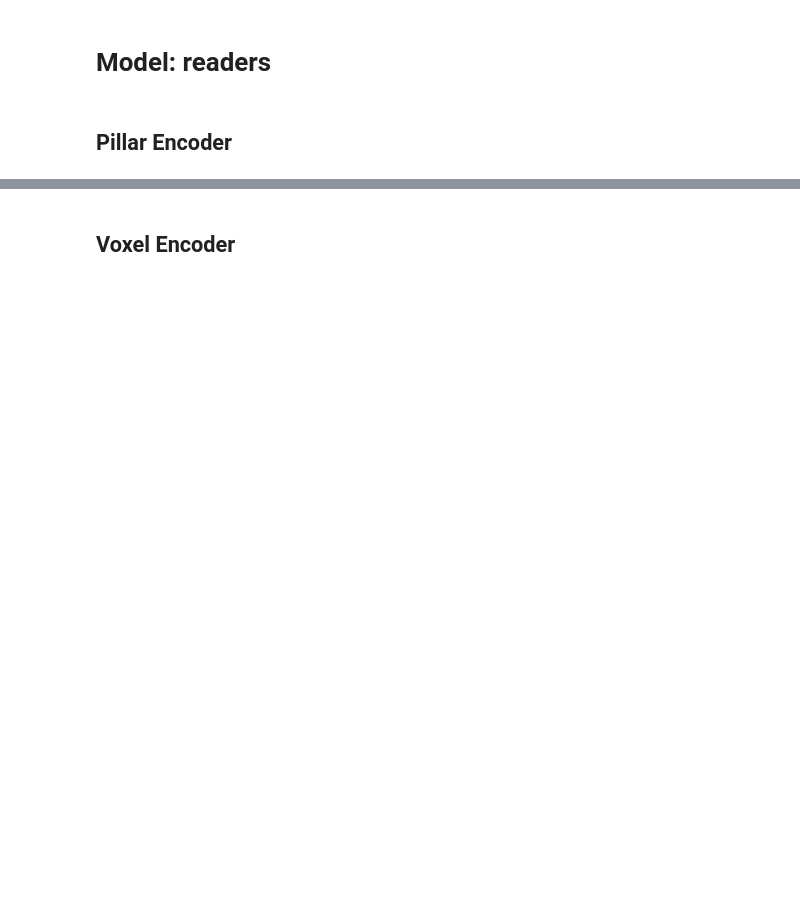
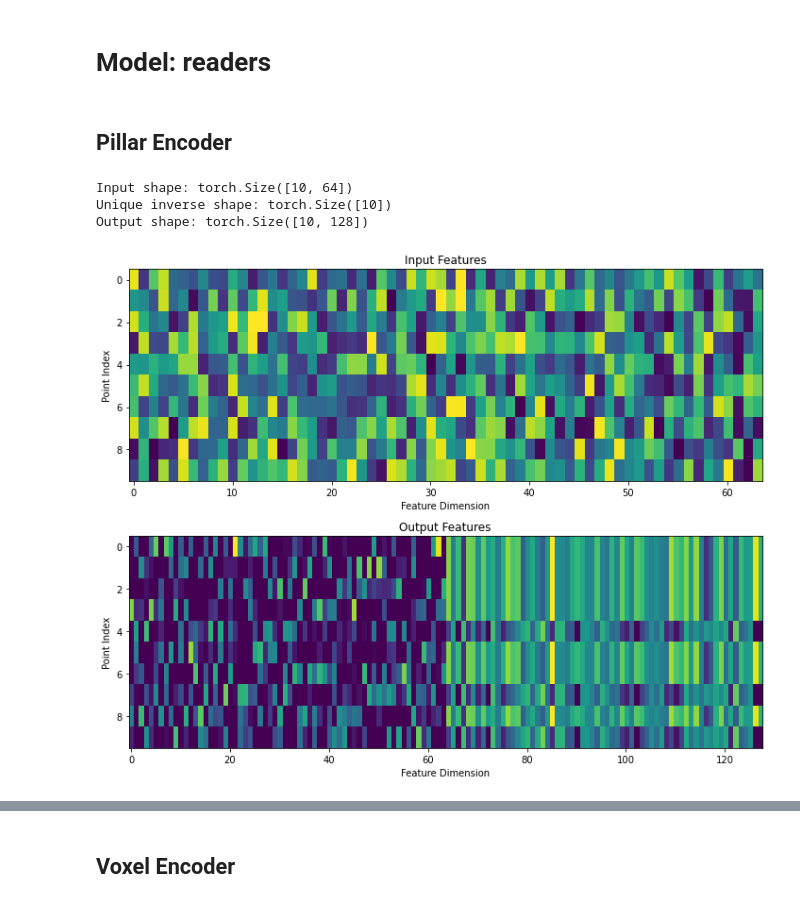
Before and after one commit to AIR-UFG/pillarnext_explained, a Jupyter notebook: nbs/03_model_readers.ipynb, the cells around one changed output, grey strips where cells are left out. Drawn from its saved outputs; the diff is of its cells as text; code cells hidden in the pictures; blank space fills up the shorter version.

Commit message:
Add Pillar and Voxel examples

```diff
--- a/nbs/03_model_readers.ipynb
+++ b/nbs/03_model_readers.ipynb
@@ -54,6 +58,43 @@ class PFNLayer(nn.Module):
         else:
             x_concatenated = torch.cat([x, x_max], dim=1)  # Otherwise, concatenate the original and max features
             return x_concatenated  # Return the concatenated features
+# %%
+#|eval: false
+# Example data
+inputs = torch.rand(10, 64)
+unq_inv = torch.randint(0, 2, (10,))
+
+
+print(f'Input shape: {inputs.shape}')
+print(f'Unique inverse shape: {unq_inv.shape}')
+
+# Initialize PFNLayer
+pfn_layer = PFNLayer(in_channels=64, out_channels=128, last_layer=False)
+
+# Forward pass
+output = pfn_layer(inputs, unq_inv)
+
+print(f'Output shape: {output.shape}')
+
+# Plot input features and output features
+fig, ax = plt.subplots(2, 1, figsize=(10, 8))
+ax[0].imshow(inputs.numpy(), aspect='auto', cmap='viridis')
+ax[0].set_title('Input Features')
+ax[0].set_xlabel('Feature Dimension')
+ax[0].set_ylabel('Point Index')
+
+ax[1].imshow(output.detach().numpy(), aspect='auto', cmap='viridis')
+ax[1].set_title('Output Features')
+ax[1].set_xlabel('Feature Dimension')
+ax[1].set_ylabel('Point Index')
+
+plt.tight_layout()
+plt.show()
+# %% [output]
+Input shape: torch.Size([10, 64])
+Unique inverse shape: torch.Size([10])
+Output shape: torch.Size([10, 128])
+[figure, added]
 # %%
 #|export
 class PillarNet(nn.Module):
```
Also changed, not shown: parts of 11 cells of this notebook, 1 other file.
